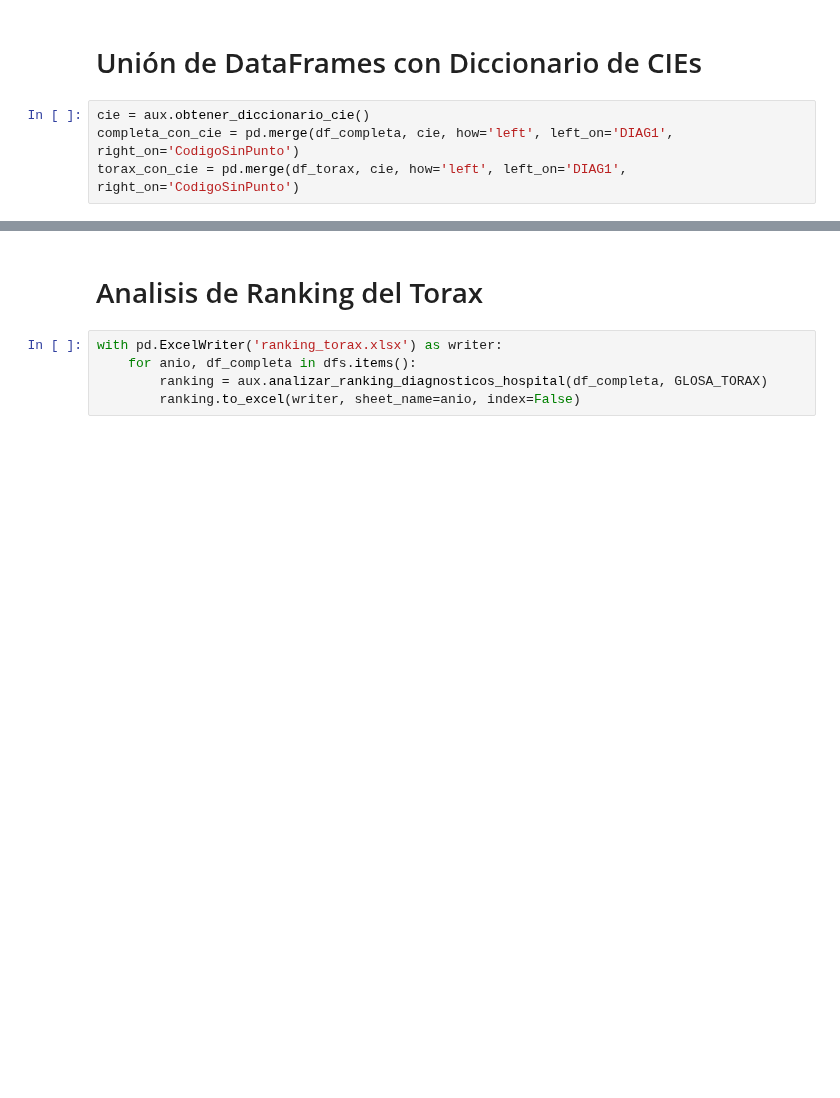
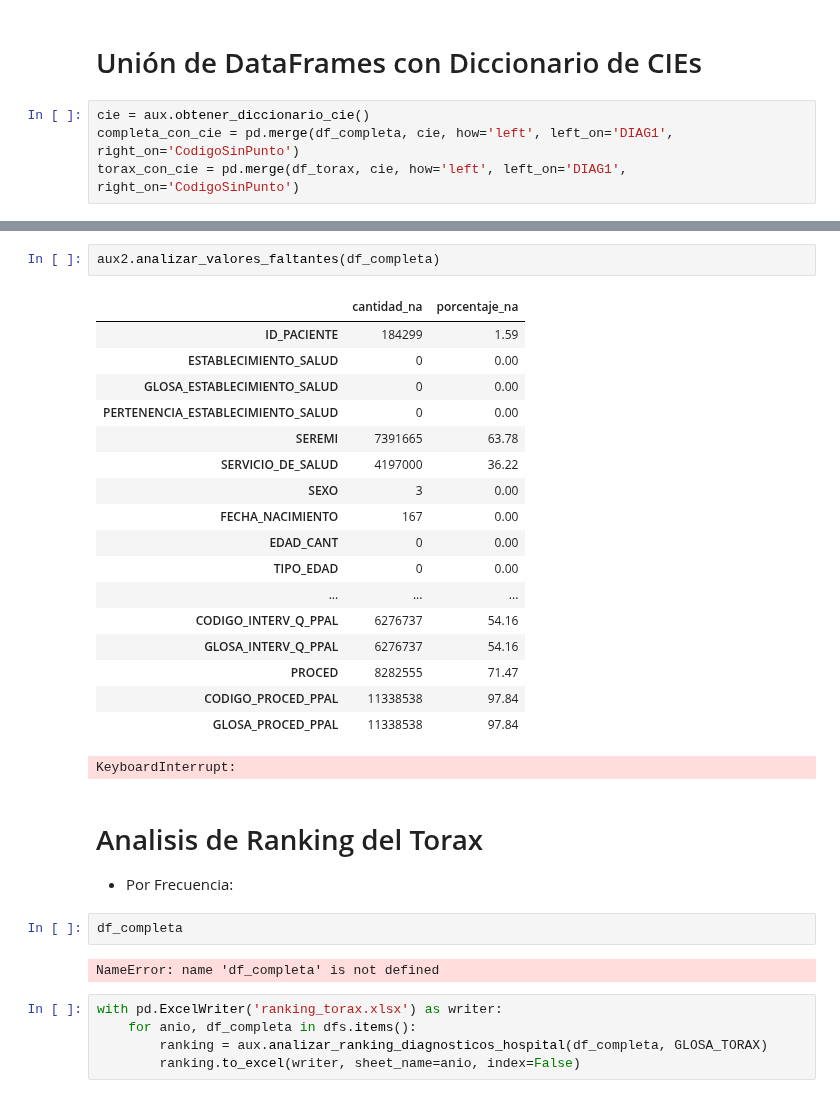
Before and after one commit to JavierRojas14/egresos-hospitalarios, a Jupyter notebook: distribucion_datos.ipynb, the cells around one changed output, grey strips where cells are left out. Saved outputs shown, nothing was run; the diff lists cells and outputs as text; blank space fills up the shorter version.

Commit message:
Deja solo analisis de valores faltantes

```diff
--- a/distribucion_datos.ipynb
+++ b/distribucion_datos.ipynb
@@ -167,5 +63,32 @@ Name: GLOSA_INTERV_Q_PPAL, Length: 1293, dtype: int64
+# %%
+aux2.analizar_valores_faltantes(df_completa)
+# %% [output]
+|  | cantidad_na | porcentaje_na |
+| ID_PACIENTE | 184299 | 1.59 |
+| ESTABLECIMIENTO_SALUD | 0 | 0.00 |
+| GLOSA_ESTABLECIMIENTO_SALUD | 0 | 0.00 |
+| PERTENENCIA_ESTABLECIMIENTO_SALUD | 0 | 0.00 |
+| SEREMI | 7391665 | 63.78 |
+| SERVICIO_DE_SALUD | 4197000 | 36.22 |
+| SEXO | 3 | 0.00 |
+| FECHA_NACIMIENTO | 167 | 0.00 |
+| EDAD_CANT | 0 | 0.00 |
+| TIPO_EDAD | 0 | 0.00 |
+| ... | ... | ... |
+| CODIGO_INTERV_Q_PPAL | 6276737 | 54.16 |
+| GLOSA_INTERV_Q_PPAL | 6276737 | 54.16 |
+| PROCED | 8282555 | 71.47 |
+| CODIGO_PROCED_PPAL | 11338538 | 97.84 |
+| GLOSA_PROCED_PPAL | 11338538 | 97.84 |
+KeyboardInterrupt:
 # %% [markdown]
 # Analisis de Ranking del Torax
+
+- Por Frecuencia:
+# %%
+df_completa
+# %% [output]
+NameError: name 'df_completa' is not defined
 # %%
 with pd.ExcelWriter('ranking_torax.xlsx') as writer:
     for anio, df_completa in dfs.items():
```
Also changed, not shown: parts of 2 cells of this notebook.
